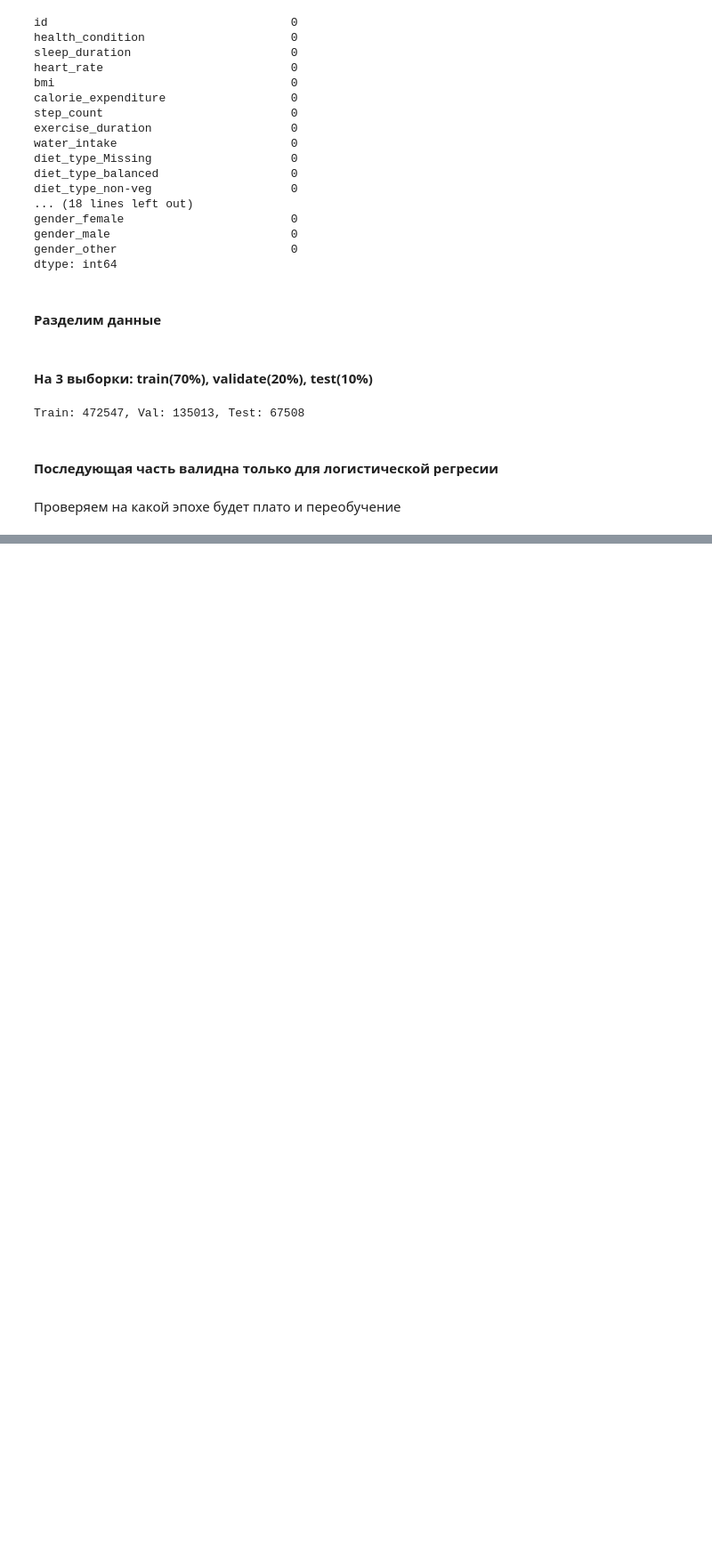
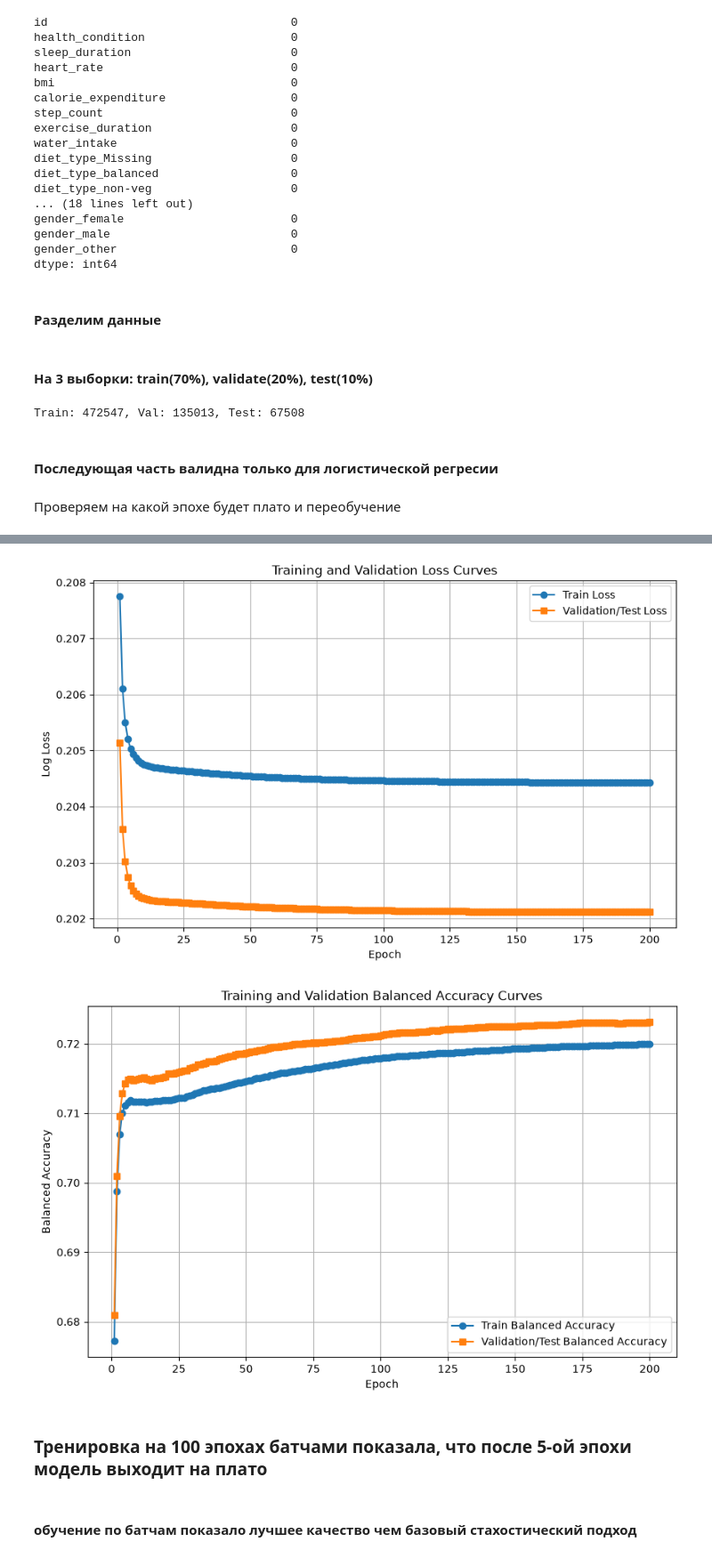
Before and after one commit to IlyaLyamin/Kaggle_students_health, a Jupyter notebook: log_reg.ipynb, the cells around one changed output, grey strips where cells are left out. Shown at 89% size. Saved outputs shown, nothing was run; the diff lists cells and outputs as text; code cells hidden in the pictures; blank space fills up the shorter version.

Commit message:
optimal batch size was found

```diff
--- a/log_reg.ipynb
+++ b/log_reg.ipynb
@@ -194,20 +194,29 @@ y_val_test = df_val_test['health_condition']
 # %%
 import logging
 from datetime import datetime
+import os
 
-log_filename = f'training_log_{datetime.now().strftime("%Y%m%d_%H%M%S")}.log'
+log_dir = 'logs'
+os.makedirs(log_dir, exist_ok=True)
+
+log_filename = os.path.join(
+    log_dir,
+    f'training_log_{datetime.now().strftime("%Y%m%d_%H%M%S")}.log'
+)
+
 logging.basicConfig(
     level=logging.INFO,
     format='%(asctime)s - %(message)s',
     handlers=[
         logging.FileHandler(log_filename),
         logging.StreamHandler()
-    ]
+    ],
+    force=True
 )
 
 sgd = SGDClassifier(loss='log_loss', eta0=0.005, shuffle=True, random_state=RS)
-batch_size = 32
-epochs = 100
+batch_size = 4096
+epochs = 200
 
 loss_history_train = []
 loss_history_val_test = []
@@ -331,0 +341,6 @@ plt.show()
+[figure, added]
+[figure, added]
+# %% [markdown]
+### Тренировка на 100 эпохах батчами показала, что после 5-ой эпохи модель выходит на плато
+# %% [markdown]
+#### обучение по батчам показало лучшее качество чем базовый стахостический подход
```
Also changed, not shown: parts of 3 cells of this notebook, 11 other files.
